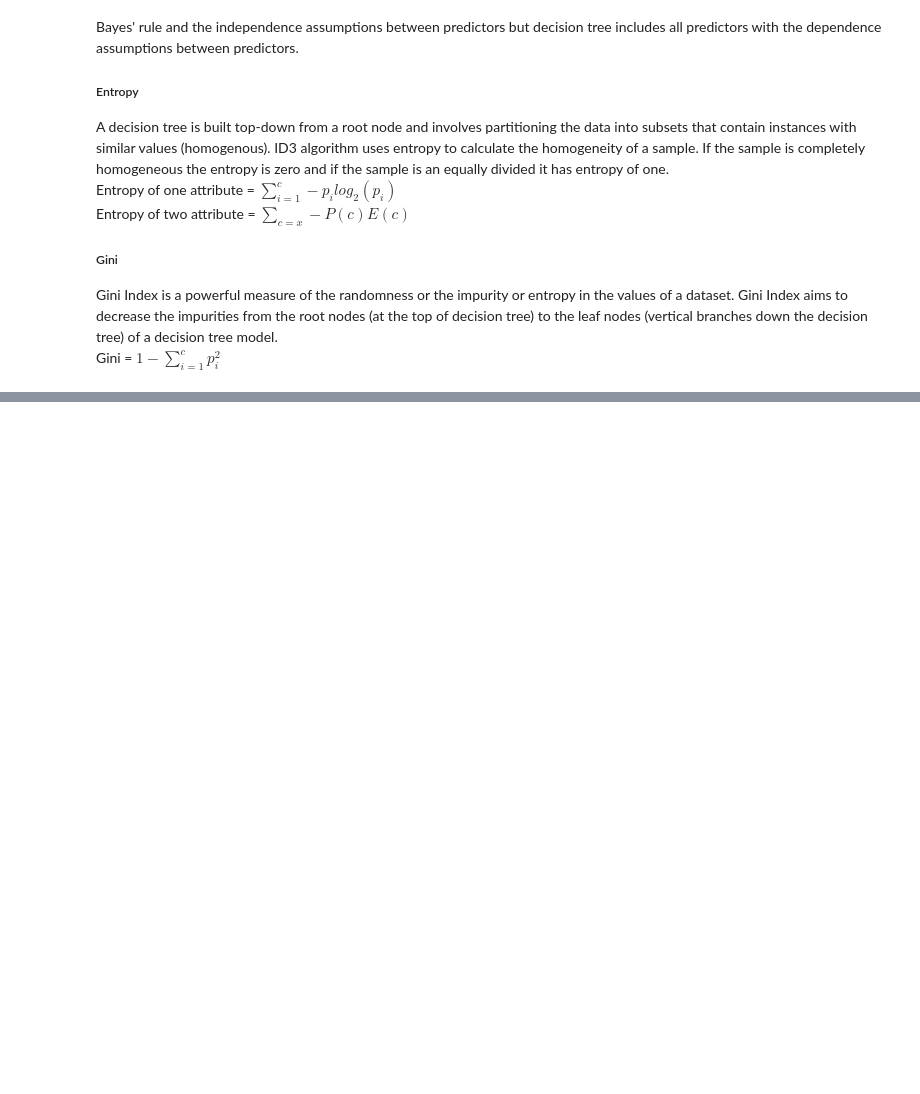
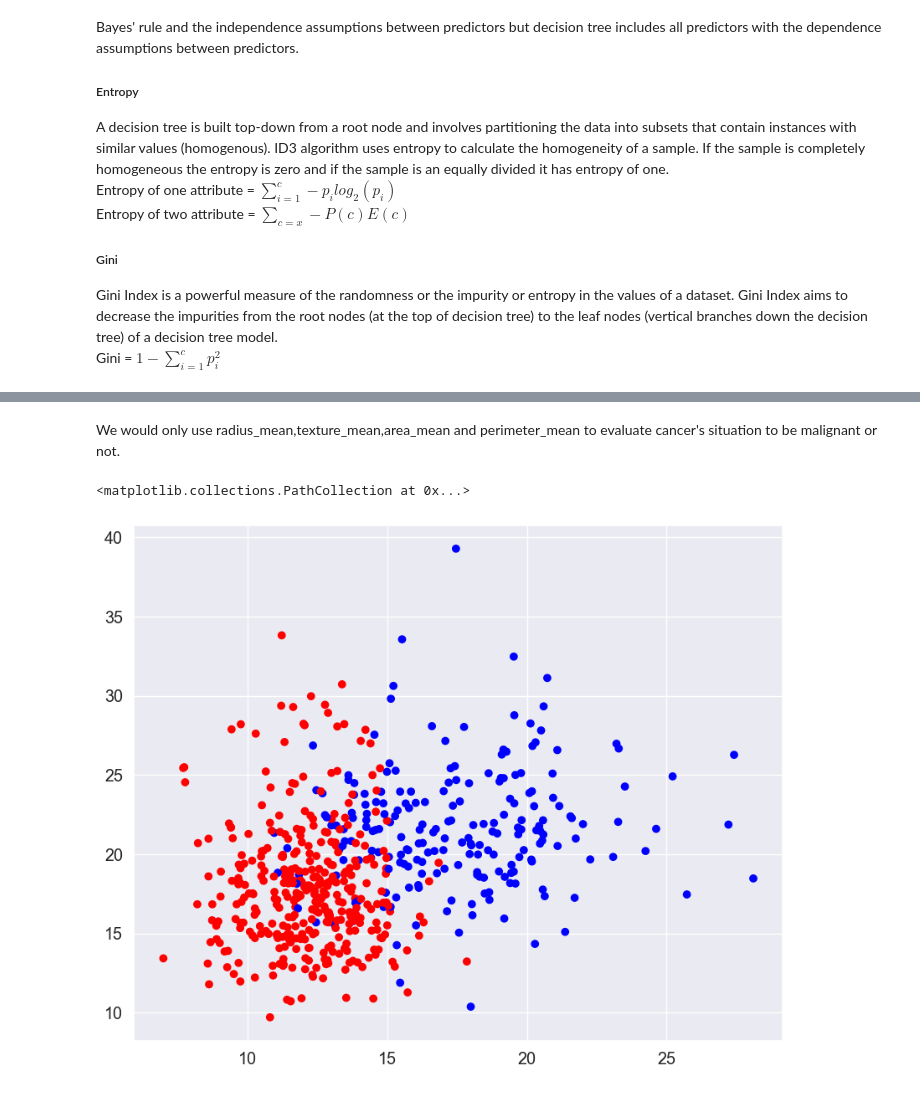
Before and after one commit to iris-Ranwt/INDE577, a Jupyter notebook: supervised-learning/Decision-Tress/DecisionTree.ipynb, the cells around one changed output, grey strips where cells are left out. Saved outputs shown, nothing was run; the diff lists cells and outputs as text; code cells hidden in the pictures; blank space fills up the shorter version.

```diff
--- a/supervised-learning/Decision-Tress/DecisionTree.ipynb
+++ b/supervised-learning/Decision-Tress/DecisionTree.ipynb
@@ -36,0 +86,16 @@ Gini = $1-\sum_{i =1}^c p_i^2$
+# %% [markdown]
+We would only use radius_mean,texture_mean,area_mean and perimeter_mean to evaluate cancer's situation to be malignant or not.
+# %%
+cols = ['radius_mean', "texture_mean","diagnosis"]
+cancer_selected = cancer[cols]
+X_col = ['radius_mean', "texture_mean"]
+X = pd.DataFrame(cancer_selected[X_col])
+
+y = cancer_selected["diagnosis"]
+
+colors = ["red" if Outcome == 0 else "blue" for Outcome in y]
+plt.figure(figsize = (10,8))
+plt.scatter(X.iloc[:,0], X.iloc[:,1], c = colors)
+# %% [output]
+<matplotlib.collections.PathCollection at 0x...>
+[figure, added]
```
Also changed, not shown: parts of 15 cells of this notebook, 6 other files.
